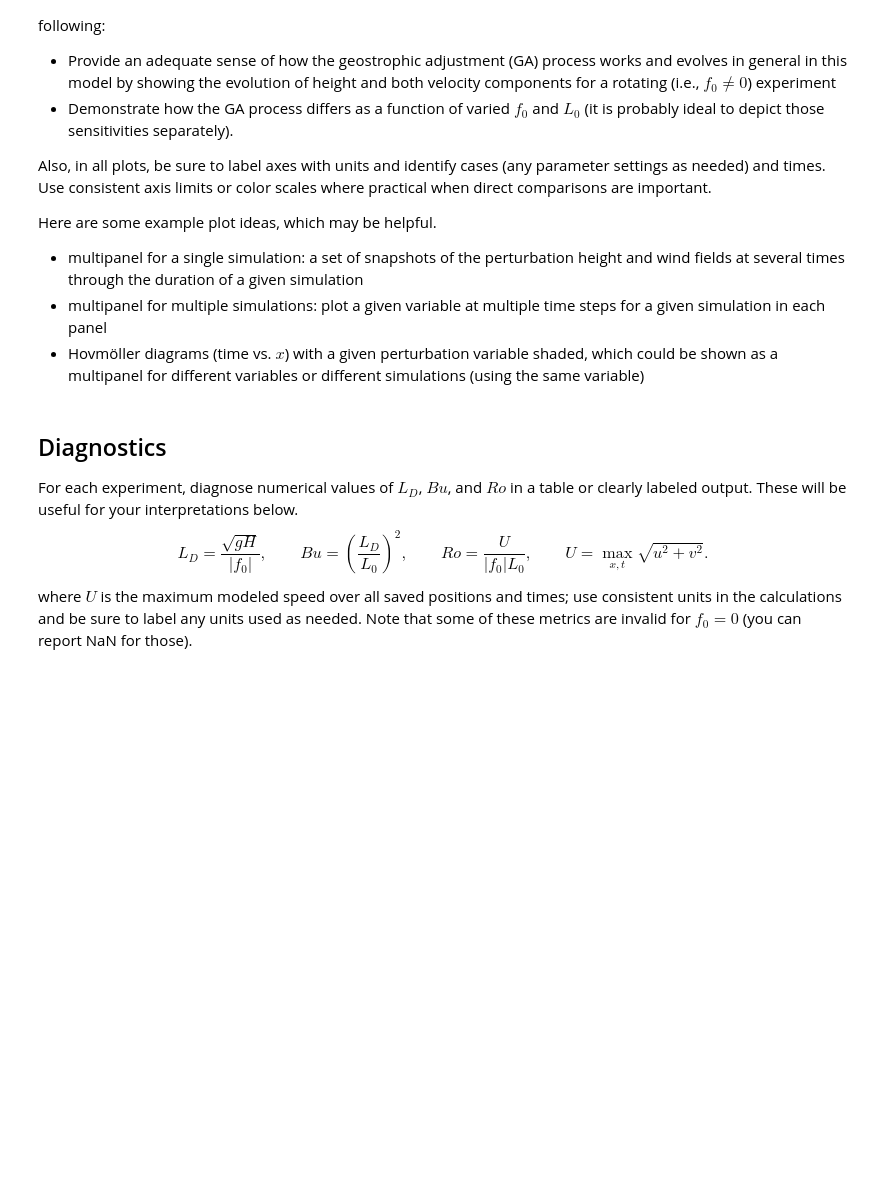
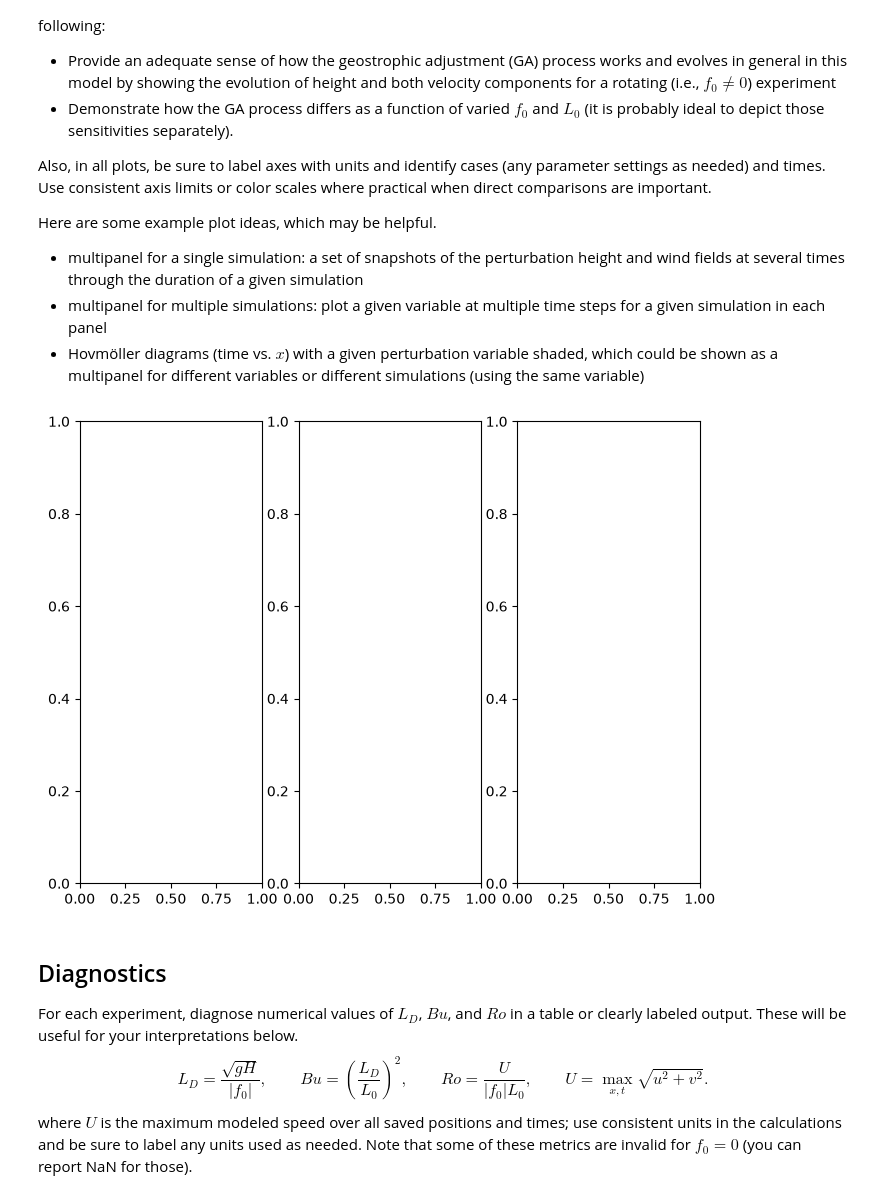
Before and after one commit to ejtrask/metr5003_fa26_trask, a Jupyter notebook: lab2_geostrophic_adjustment.ipynb, the cells around one changed output. Drawn from its saved outputs; the diff is of its cells as text; code cells hidden in the pictures; blank space fills up the shorter version.

Commit message:
pushing model and plot code

```diff
--- a/lab2_geostrophic_adjustment.ipynb
+++ b/lab2_geostrophic_adjustment.ipynb
@@ -242,6 +283,10 @@ Here are some example plot ideas, which may be helpful.
 - multipanel for a single simulation: a set of snapshots of the perturbation height and wind fields at several times through the duration of a given simulation
 - multipanel for multiple simulations: plot a given variable at multiple time steps for a given simulation in each panel
 - Hovmöller diagrams (time vs. $x$) with a given perturbation variable shaded, which could be shown as a multipanel for different variables or different simulations (using the same variable)
+# %%
+fig, ax = plt.subplots(1,3, figsize=(8,6))
+# %% [output]
+[figure, added]
 # %% [markdown]
 ## Diagnostics
 
```
Also changed, not shown: parts of 2 cells of this notebook.
